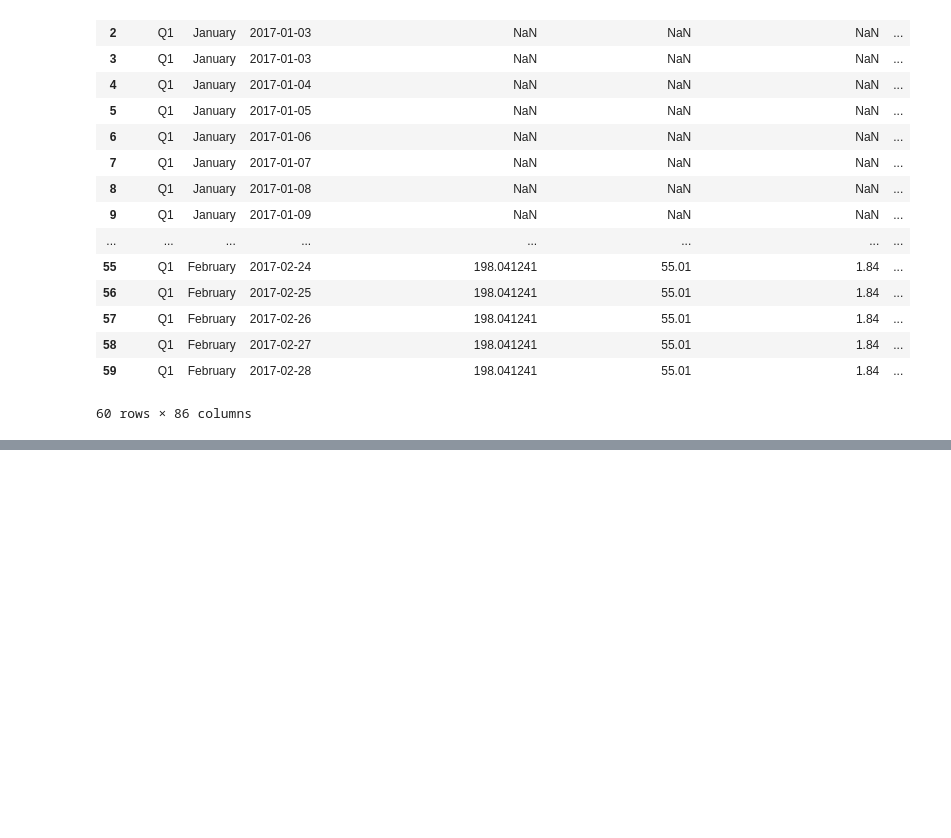
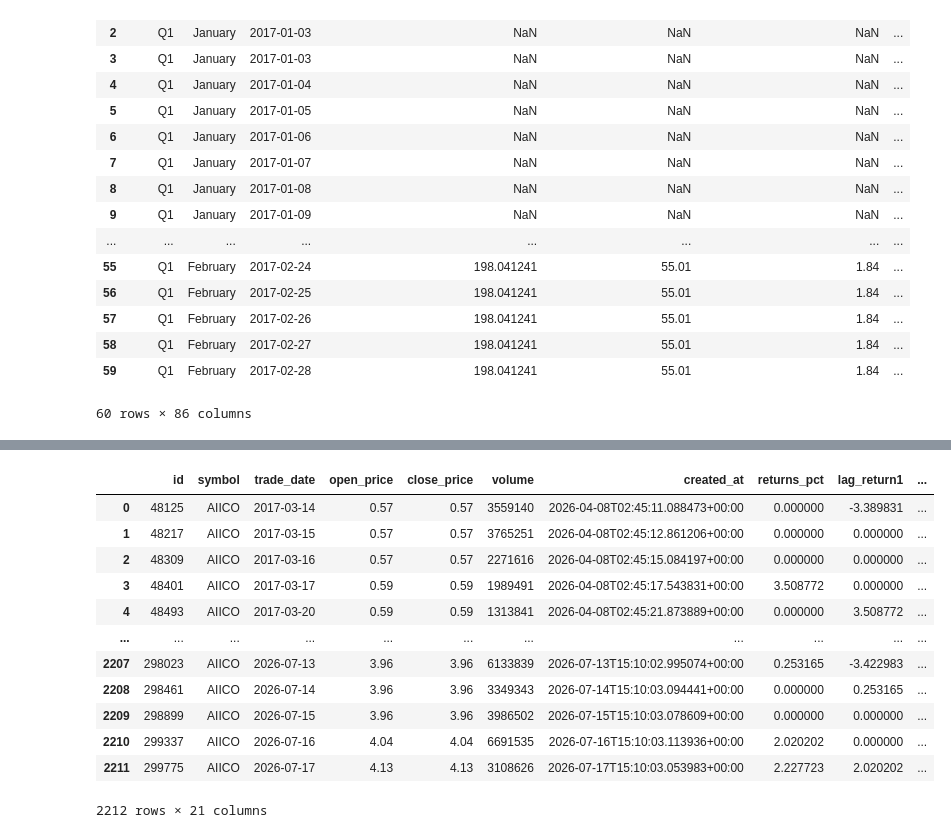
Before and after one commit to Udeani4/SectorLevel_StockPerformance_Predictoion, a Jupyter notebook: ngx_practice.ipynb, the cells around one changed output, grey strips where cells are left out. Saved outputs shown, nothing was run; the diff lists cells and outputs as text; code cells hidden in the pictures; blank space fills up the shorter version.

```diff
--- a/ngx_practice.ipynb
+++ b/ngx_practice.ipynb
@@ -1017,0 +1129,17 @@ receiving_data.head(60)
+# %%
+df2=pd.read_csv('feature_engineering/stocks_FE/AIICO_ENGINEERED')
+df2
+# %% [output]
+|  | id | symbol | trade_date | open_price | close_price | volume | created_at | returns_pct | lag_return1 | ... |
+| 0 | 48125 | AIICO | 2017-03-14 | 0.57 | 0.57 | 3559140 | 2026-04-08T02:45:11.088473+00:00 | 0.000000 | -3.389831 | ... |
+| 1 | 48217 | AIICO | 2017-03-15 | 0.57 | 0.57 | 3765251 | 2026-04-08T02:45:12.861206+00:00 | 0.000000 | 0.000000 | ... |
+| 2 | 48309 | AIICO | 2017-03-16 | 0.57 | 0.57 | 2271616 | 2026-04-08T02:45:15.084197+00:00 | 0.000000 | 0.000000 | ... |
+| 3 | 48401 | AIICO | 2017-03-17 | 0.59 | 0.59 | 1989491 | 2026-04-08T02:45:17.543831+00:00 | 3.508772 | 0.000000 | ... |
+| 4 | 48493 | AIICO | 2017-03-20 | 0.59 | 0.59 | 1313841 | 2026-04-08T02:45:21.873889+00:00 | 0.000000 | 3.508772 | ... |
+| ... | ... | ... | ... | ... | ... | ... | ... | ... | ... | ... |
+| 2207 | 298023 | AIICO | 2026-07-13 | 3.96 | 3.96 | 6133839 | 2026-07-13T15:10:02.995074+00:00 | 0.253165 | -3.422983 | ... |
+| 2208 | 298461 | AIICO | 2026-07-14 | 3.96 | 3.96 | 3349343 | 2026-07-14T15:10:03.094441+00:00 | 0.000000 | 0.253165 | ... |
+| 2209 | 298899 | AIICO | 2026-07-15 | 3.96 | 3.96 | 3986502 | 2026-07-15T15:10:03.078609+00:00 | 0.000000 | 0.000000 | ... |
+| 2210 | 299337 | AIICO | 2026-07-16 | 4.04 | 4.04 | 6691535 | 2026-07-16T15:10:03.113936+00:00 | 2.020202 | 0.000000 | ... |
+| 2211 | 299775 | AIICO | 2026-07-17 | 4.13 | 4.13 | 3108626 | 2026-07-17T15:10:03.053983+00:00 | 2.227723 | 2.020202 | ... |
+2212 rows × 21 columns
```
Also changed, not shown: parts of 15 cells of this notebook, 4 other files.
